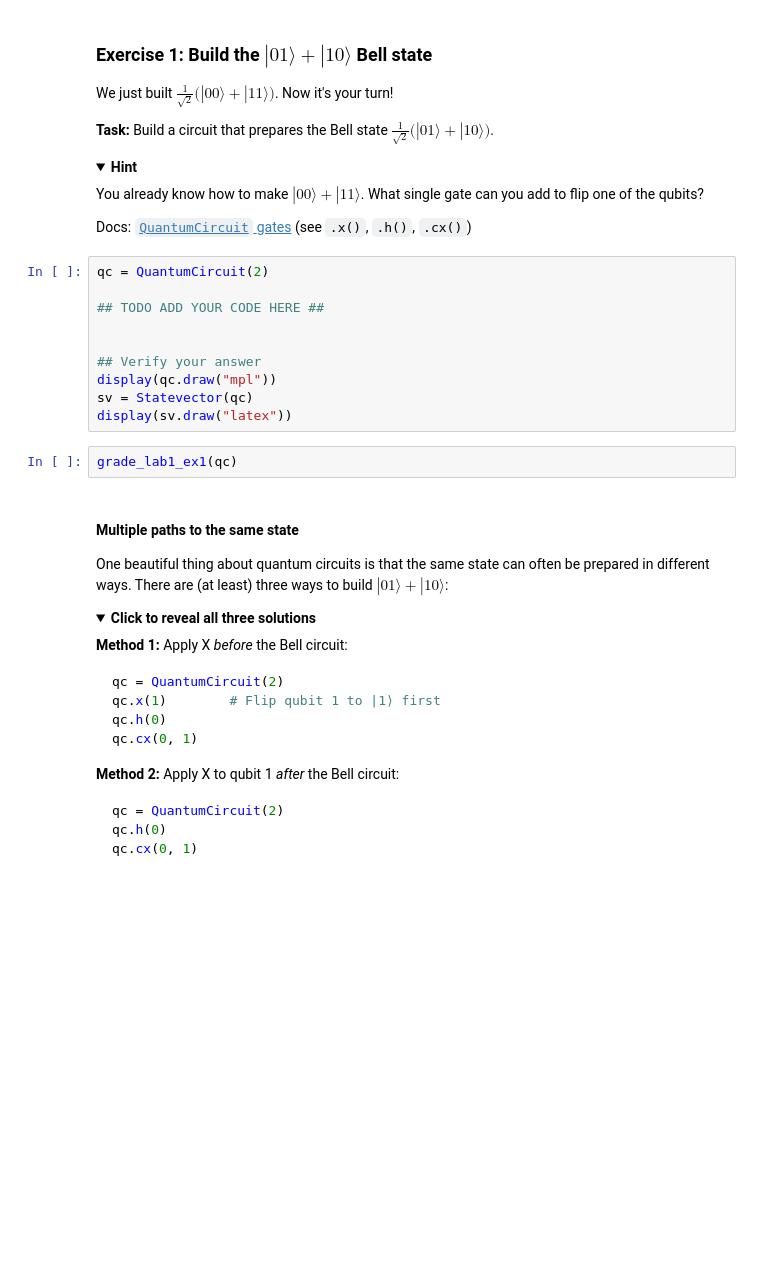
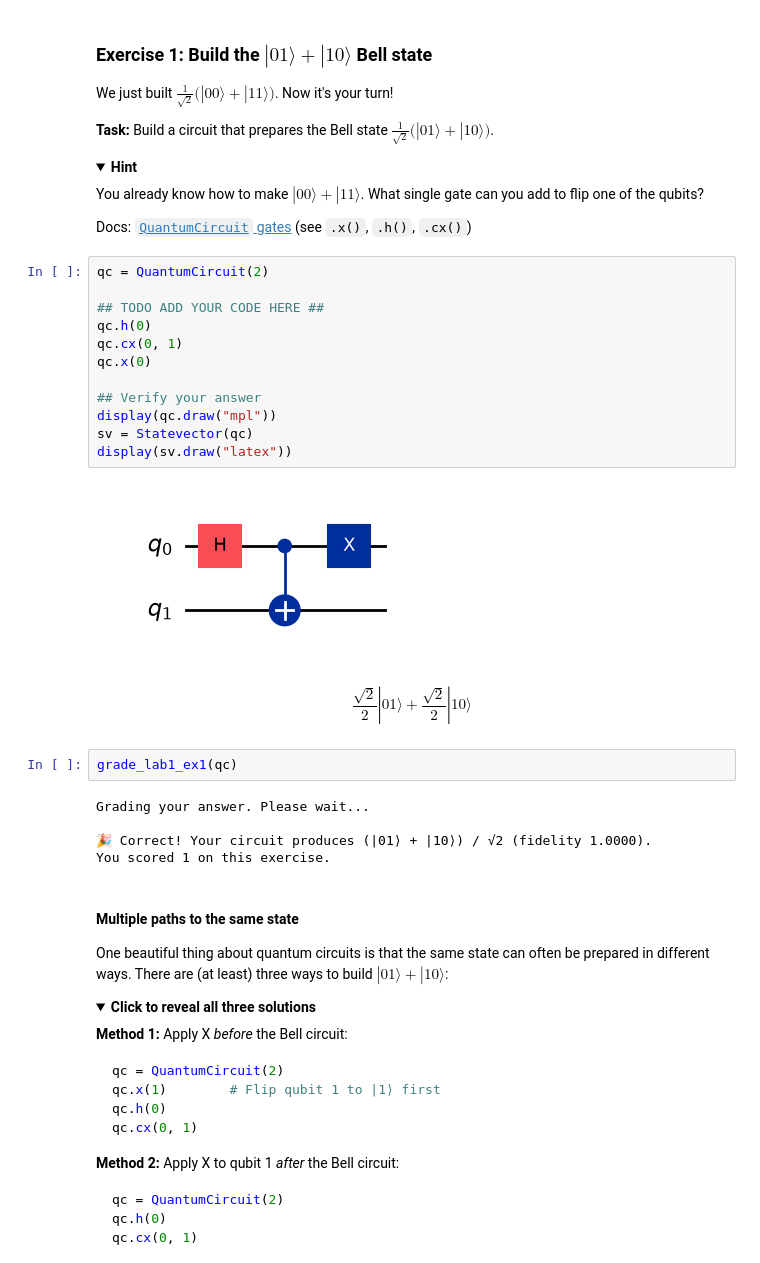
Before and after one commit to kqtiiv/a-decade-on-the-cloud, a Jupyter notebook: labs/QGSS2026_Lab1.ipynb, the cells around one changed output. Cells and saved outputs as stored; diff of their text form; folded sections open; blank space fills up the shorter version.

```diff
--- a/labs/QGSS2026_Lab1.ipynb
+++ b/labs/QGSS2026_Lab1.ipynb
@@ -157,15 +186,25 @@ Docs: [`QuantumCircuit` gates](https://docs.quantum.ibm.com/api/qiskit/qiskit.ci
 # %%
 qc = QuantumCircuit(2)
 
 ## TODO ADD YOUR CODE HERE ##
-
+qc.h(0)
+qc.cx(0, 1)
+qc.x(0)
 
 ## Verify your answer
 display(qc.draw("mpl"))
 sv = Statevector(qc)
 display(sv.draw("latex"))
+# %% [output]
+[figure, added]
+$$\frac{\sqrt{2}}{2} |01\rangle+\frac{\sqrt{2}}{2} |10\rangle$$
 # %%
 grade_lab1_ex1(qc)
+# %% [output]
+Grading your answer. Please wait...
+
+🎉 Correct! Your circuit produces (|01⟩ + |10⟩) / √2 (fidelity 1.0000).
+You scored 1 on this exercise.
 # %% [markdown]
 #### Multiple paths to the same state
 
```
Also changed, not shown: parts of 36 cells of this notebook, 3 other files.
